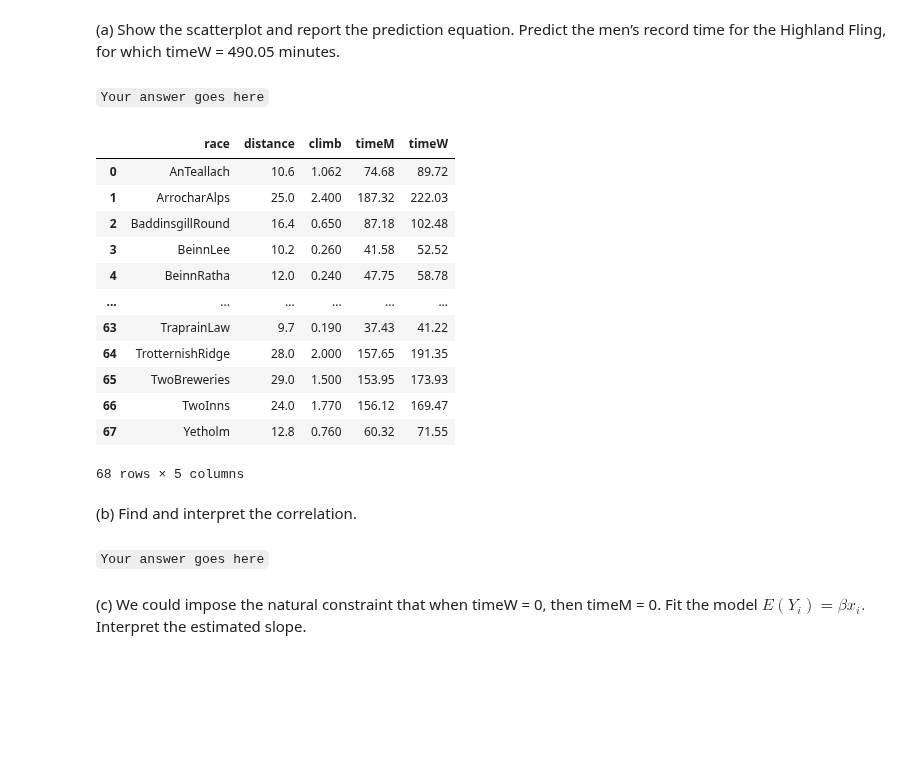
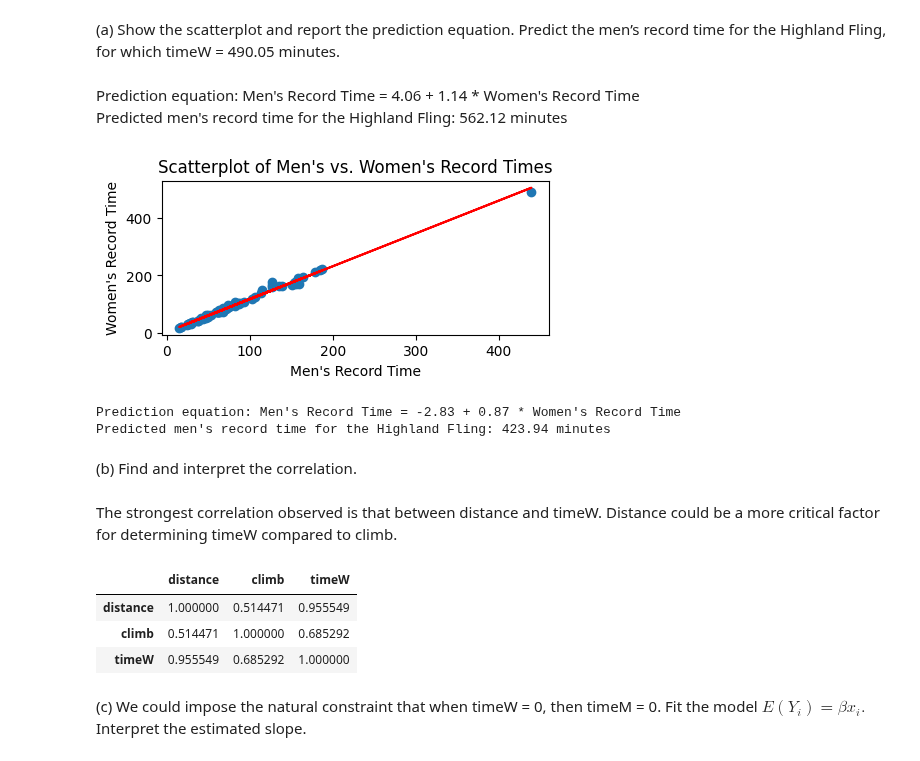
Before and after one commit to samancha/AAI_500_ProbsAndStats, a Jupyter notebook: mod6/Steve_AAI_500_M6_Assignment_Template.ipynb, the cells around one changed output. Cells and saved outputs as stored; diff of their text form; code cells hidden in the pictures; blank space fills up the shorter version.

```diff
--- a/mod6/Steve_AAI_500_M6_Assignment_Template.ipynb
+++ b/mod6/Steve_AAI_500_M6_Assignment_Template.ipynb
@@ -12,8 +12,9 @@ For the Scottish hill `Races` data, a linear model can predict men’s record ti
 http://stat4ds.rwth-aachen.de/data/ScotsRaces.dat
 # %% [markdown]
 (a)  Show the scatterplot and report the prediction equation. Predict the men’s record time for the Highland Fling, for which timeW = 490.05 minutes.
-# %% [markdown]
-`Your answer goes here`
+# %% [markdown]
+Prediction equation: Men's Record Time = 4.06 + 1.14 * Women's Record Time
+Predicted men's record time for the Highland Fling: 562.12 minutes
 # %%
 import scipy.stats as stats
 import pandas as pd
@@ -23,31 +28,51 @@ import matplotlib.pyplot as plt
-# %%
-# Givens and reading in data
-timeW = 490.05
-data_url = 'http://stat4ds.rwth-aachen.de/data/ScotsRaces.dat'
-data = pd.read_csv(data_url, delim_whitespace=True)
-df = pd.DataFrame(data)
-display(df)
-
-# creating scatterplot
-
-# predict men's record time for highland Fling
-# %% [output]
-|  | race | distance | climb | timeM | timeW |
-| 0 | AnTeallach | 10.6 | 1.062 | 74.68 | 89.72 |
-| 1 | ArrocharAlps | 25.0 | 2.400 | 187.32 | 222.03 |
-| 2 | BaddinsgillRound | 16.4 | 0.650 | 87.18 | 102.48 |
-| 3 | BeinnLee | 10.2 | 0.260 | 41.58 | 52.52 |
-| 4 | BeinnRatha | 12.0 | 0.240 | 47.75 | 58.78 |
-| ... | ... | ... | ... | ... | ... |
-| 63 | TraprainLaw | 9.7 | 0.190 | 37.43 | 41.22 |
-| 64 | TrotternishRidge | 28.0 | 2.000 | 157.65 | 191.35 |
-| 65 | TwoBreweries | 29.0 | 1.500 | 153.95 | 173.93 |
-| 66 | TwoInns | 24.0 | 1.770 | 156.12 | 169.47 |
-| 67 | Yetholm | 12.8 | 0.760 | 60.32 | 71.55 |
-68 rows × 5 columns
+# %%
+# Givens and reading in data
+timeW = 490.05
+data_url = 'http://stat4ds.rwth-aachen.de/data/ScotsRaces.dat'
+data = pd.read_csv(data_url, delim_whitespace=True)
+df = pd.DataFrame(data)
+
+# creating scatterplot
+m, b = np.polyfit(df['timeM'], df['timeW'], 1)
+fig, ax1 = plt.subplots(figsize=(5,2))
+plt.scatter(df['timeM'], df['timeW'])
+plt.xlabel("Men's Record Time")
+plt.ylabel("Women's Record Time")
+plt.title("Scatterplot of Men's vs. Women's Record Times")
+# create best-fit line based on slope-intercept form
+plt.plot(df['timeM'], m*df['timeM']+b, color = 'red')
+plt.show()
+
+# performing linear regression model with predictor
+X = sm.add_constant(df['timeW'])
+model = sm.OLS(df['timeM'], X)
+results = model.fit()
+
+# Report the prediction equation
+intercept = results.params[0]
+slope = results.params[1]
+print("Prediction equation: Men's Record Time = {:.2f} + {:.2f} * Women's Record Time".format(intercept, slope))
+
+# Predict the men's record time for the Highland Fling with timeW = 490.05 minutes
+predicted_timeM = intercept + slope * timeW
+print("Predicted men's record time for the Highland Fling: {:.2f} minutes".format(predicted_timeM))
+# %% [output]
+[figure, added]
+Prediction equation: Men's Record Time = -2.83 + 0.87 * Women's Record Time
+Predicted men's record time for the Highland Fling: 423.94 minutes
 # %% [markdown]
 (b) Find and interpret the correlation.
-# %% [markdown]
-`Your answer goes here`
+# %% [markdown]
+The strongest correlation observed is that between distance and timeW. Distance could be a more critical factor for determining timeW compared to climb.
+# %%
+# splitting table into only
+df2 = df.drop(['timeM','race'], axis=1)
+corr = df2.corr()
+display(corr)
+# %% [output]
+|  | distance | climb | timeW |
+| distance | 1.000000 | 0.514471 | 0.955549 |
+| climb | 0.514471 | 1.000000 | 0.685292 |
+| timeW | 0.955549 | 0.685292 | 1.000000 |
 # %% [markdown]
 (c) We could impose the natural constraint that when timeW = 0, then timeM = 0. Fit the model $E(Y_i)=\beta x_i.$ Interpret the estimated slope.
```
Also changed, not shown: parts of 80 cells of this notebook, 2 other files.
